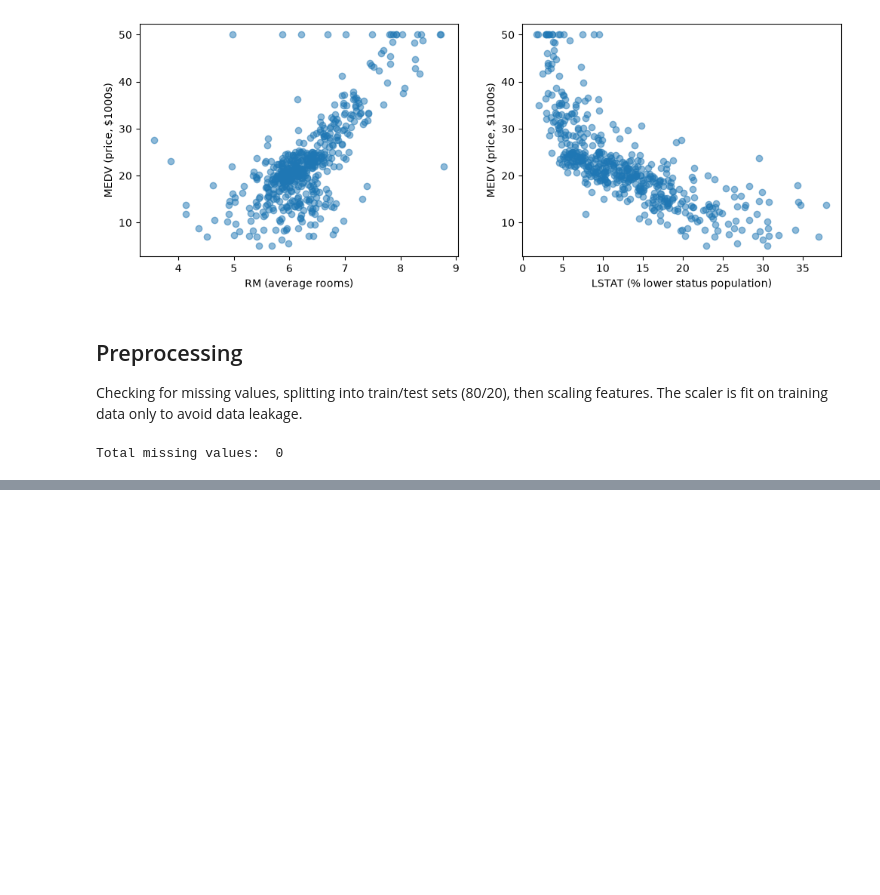
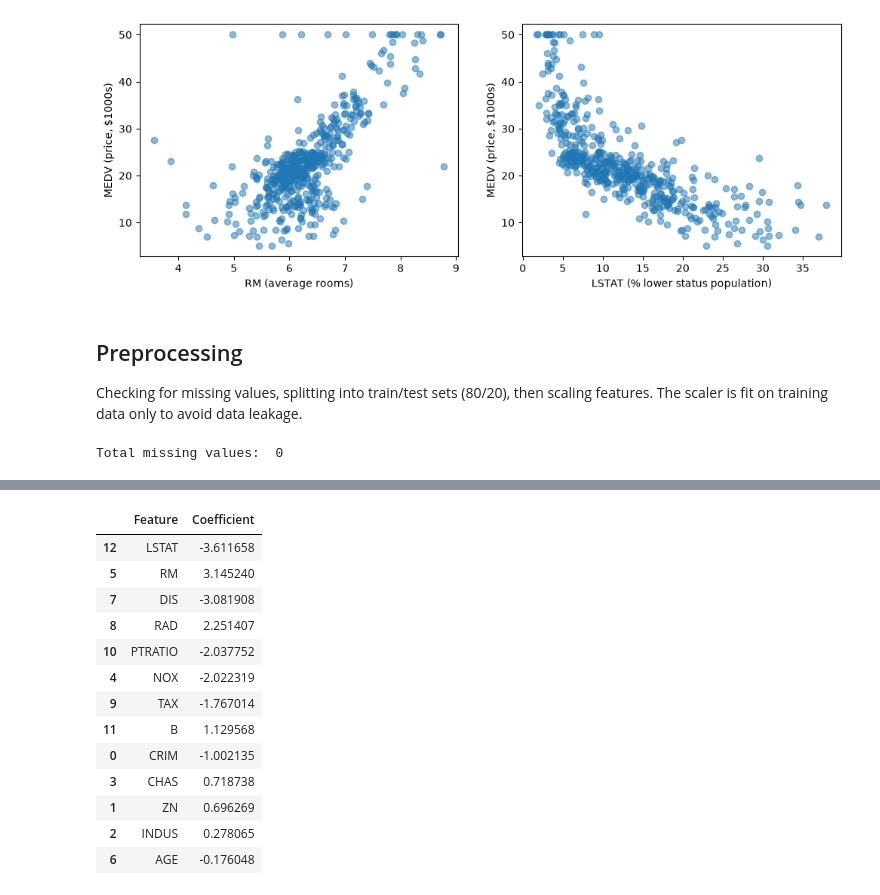
Before and after one commit to Maryam0406/ml, a Jupyter notebook: linear_regression.ipynb, the cells around one changed output, grey strips where cells are left out. Cells and saved outputs as stored; diff of their text form; code cells hidden in the pictures; blank space fills up the shorter version.

```diff
--- a/linear_regression.ipynb
+++ b/linear_regression.ipynb
@@ -42,0 +76,19 @@ Total missing values:  0
+# %%
+coef_df = pd.DataFrame({'Feature' : x.columns, 'Coefficient': model.coef_})
+coef_df = coef_df.sort_values('Coefficient', key=abs, ascending=False)
+coef_df
+# %% [output]
+|  | Feature | Coefficient |
+| 12 | LSTAT | -3.611658 |
+| 5 | RM | 3.145240 |
+| 7 | DIS | -3.081908 |
+| 8 | RAD | 2.251407 |
+| 10 | PTRATIO | -2.037752 |
+| 4 | NOX | -2.022319 |
+| 9 | TAX | -1.767014 |
+| 11 | B | 1.129568 |
+| 0 | CRIM | -1.002135 |
+| 3 | CHAS | 0.718738 |
+| 1 | ZN | 0.696269 |
+| 2 | INDUS | 0.278065 |
+| 6 | AGE | -0.176048 |
```
Also changed, not shown: parts of 7 cells of this notebook.
